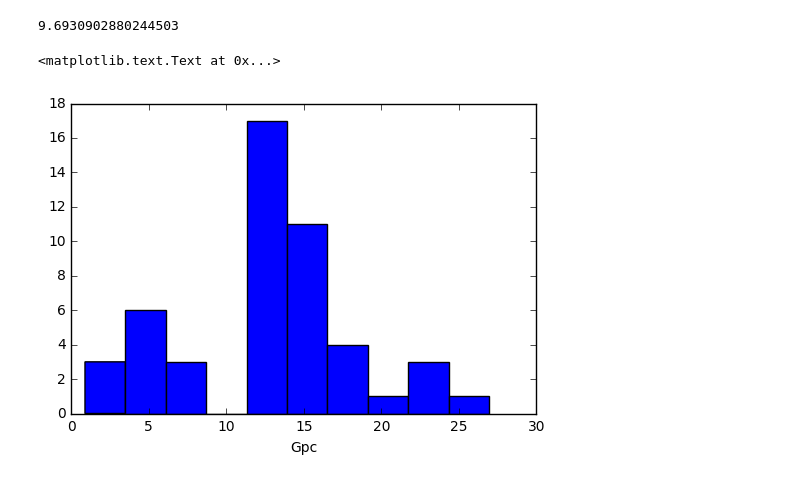
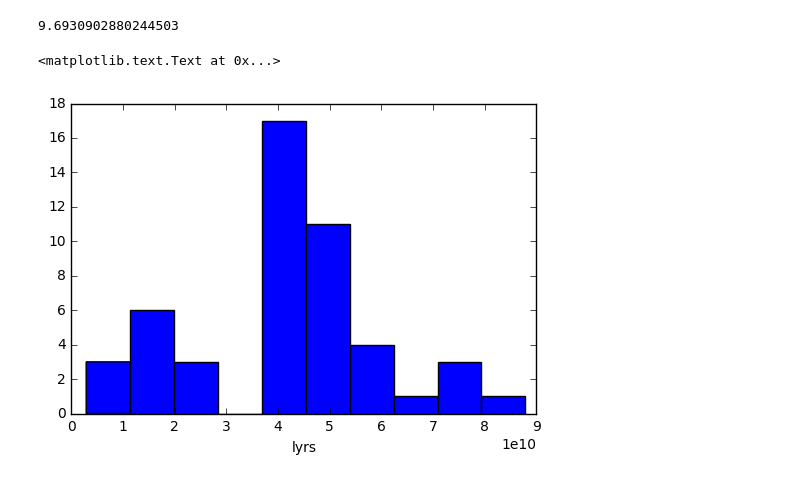
Before and after one commit to pucdata/pythonclub, a Jupyter notebook: sessions/05-astropy/Astropy Explored.ipynb, the cells around one changed output. Drawn from its saved outputs; the diff is of its cells as text; code cells hidden in the pictures.

```diff
--- a/sessions/05-astropy/Astropy Explored.ipynb
+++ b/sessions/05-astropy/Astropy Explored.ipynb
@@ -282,10 +356,10 @@ cos.z_at_value(cosmo.age, 500 * u.Myr)
 # %%
 # Now, define our own cosmology, old-school H0 value, but keep the Universe
 # flat
 
 mycos = cos.FlatLambdaCDM(H0=100, Om0=0.3)
-plt.hist(mycos.luminosity_distance(truncated_data['Z_VI'])/1000)
-plt.xlabel('Gpc')
+plt.hist(mycos.luminosity_distance(truncated_data['Z_VI']).to('lyr'))
+plt.xlabel('lyrs')
 # %% [output]
 <matplotlib.text.Text at 0x...>
-[figure, old version]
+[figure, new version]
```
Also changed, not shown: parts of 12 cells of this notebook.
